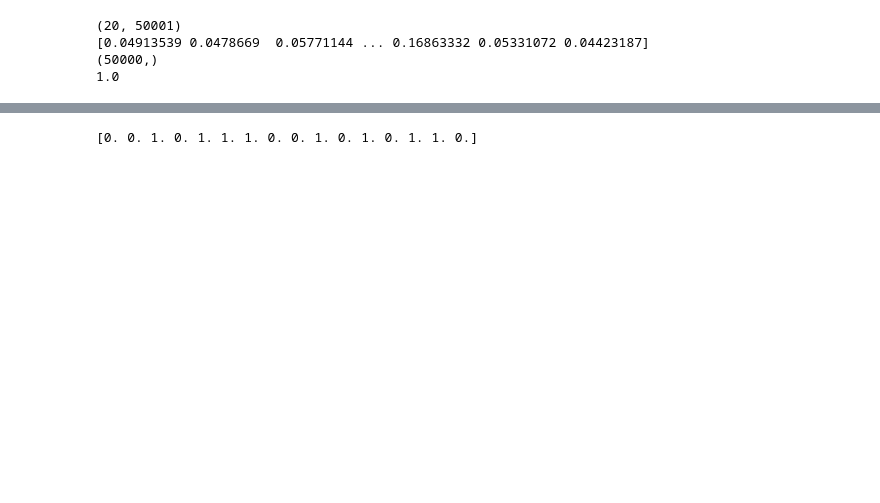
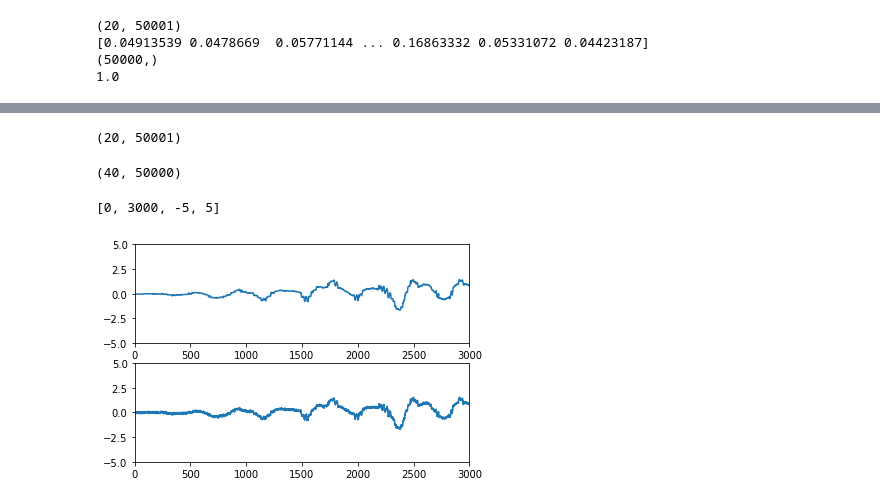
Before and after one commit to SaiVineethKalluruSrinivas/AccZ_Neural_Network, a Jupyter notebook: AccZ_phase7_deepClassifier_from_scratch.ipynb, the cells around one changed output, grey strips where cells are left out. Saved outputs shown, nothing was run; the diff lists cells and outputs as text; code cells hidden in the pictures; blank space fills up the shorter version.

Commit message:
Includes Data augmentation
Few dimension bugs to resoleve

```diff
--- a/AccZ_phase7_deepClassifier_from_scratch.ipynb
+++ b/AccZ_phase7_deepClassifier_from_scratch.ipynb
@@ -124,11 +129,15 @@ plt.show()
 # %%
+#DATASET PREPERATION
+
+
 data = sio.loadmat('../SBSB_6Khz_L23Mat_accZY_chunk_noTurn_noStatic.mat')
 start_no = 0
 range_len = 50000
 data_set = data['L23MatChunk']
+n_trials = len(data_set)
 total_set = np.zeros((1,50000))
 
-for i in range (0,n_trails):
+for i in range (20):
 
     curr = np.asarray(data_set[i][0][0][start_no : start_no+range_len]).reshape(1,range_len)
     total_set = np.append(total_set, curr, axis = 0)
@@ -136,39 +145,52 @@ for i in range (0,n_trails):
 total_set = np.delete(total_set, (0), axis=0)
 
 labels = []
-for i in range(0, n_trails):
+for i in range(0, n_trials):
     if(i < 10):
         labels.append(0)
     else:
         labels.append(1)
 
-labels = np.asarray(labels).reshape(n_trails,1)
+labels = np.asarray(labels).reshape(n_trials,1)
 total_set = np.append(total_set, labels, axis = 1)
+print(total_set.shape)
 targets_numpy = total_set[:,-1]
 features_numpy = total_set[:,:-1]
-features_train, features_test, targets_train, targets_test = train_test_split(features_numpy,
-                                                                             targets_numpy,
-                                                                             test_size = 0.2,
-                                                                             random_state = 42)
-
-
-
-featuresTrain = torch.from_numpy(features_train).type(torch.FloatTensor)
-targetsTrain = torch.from_numpy(targets_train).type(torch.FloatTensor)
-
-featuresTest = torch.from_numpy(features_test).type(torch.FloatTensor)
-targetsTest = torch.from_numpy(targets_test).type(torch.FloatTensor)
-
-train = torch.utils.data.TensorDataset(featuresTrain,targetsTrain)
-test = torch.utils.data.TensorDataset(featuresTest,targetsTest)
-
-batch_size = len(featuresTrain)
-batch_size_test = len(featuresTest)
-num_epochs = 30
-
-train_loader = torch.utils.data.DataLoader(train, batch_size = batch_size, shuffle = False)
-test_loader = torch.utils.data.DataLoader(test, batch_size = batch_size_test, shuffle = False)
-
-print(targets_train)
 # %% [output]
-[0. 0. 1. 0. 1. 1. 1. 0. 0. 1. 0. 1. 0. 1. 1. 0.]
+(20, 50001)
+# %%
+#DATASET AUGMENTATION
+#EXAMPLE JITTERING
+
+from scipy.interpolate import CubicSpline
+from transforms3d.axangles import axangle2mat
+features_numpy_new = features_numpy.T
+
+
+sigma = 0.05
+
+def DA_Jitter(X, sigma= 0.05):
+    myNoise = np.random.normal(loc=0, scale=sigma, size=X.shape)
+    return X+myNoise
+
+
+for i in range(20):
+    features_numpy = np.append(features_numpy, DA_Jitter(features_numpy_new[:,i], sigma).reshape(1,-1), axis = 0)
+
+
+print(features_numpy.shape)
+
+
+plt.subplot(2,1,1)
+plt.plot(features_numpy[0])
+plt.axis([0,3000,-5,+5])
+plt.subplot(2,1,2)
+plt.plot(features_numpy[20])
+plt.axis([0,3000,-5,+5])
+
+
+#second 20 jittered
+# %% [output]
+(40, 50000)
+[0, 3000, -5, 5]
+[figure, added]
```
Also changed, not shown: parts of 10 cells of this notebook.
